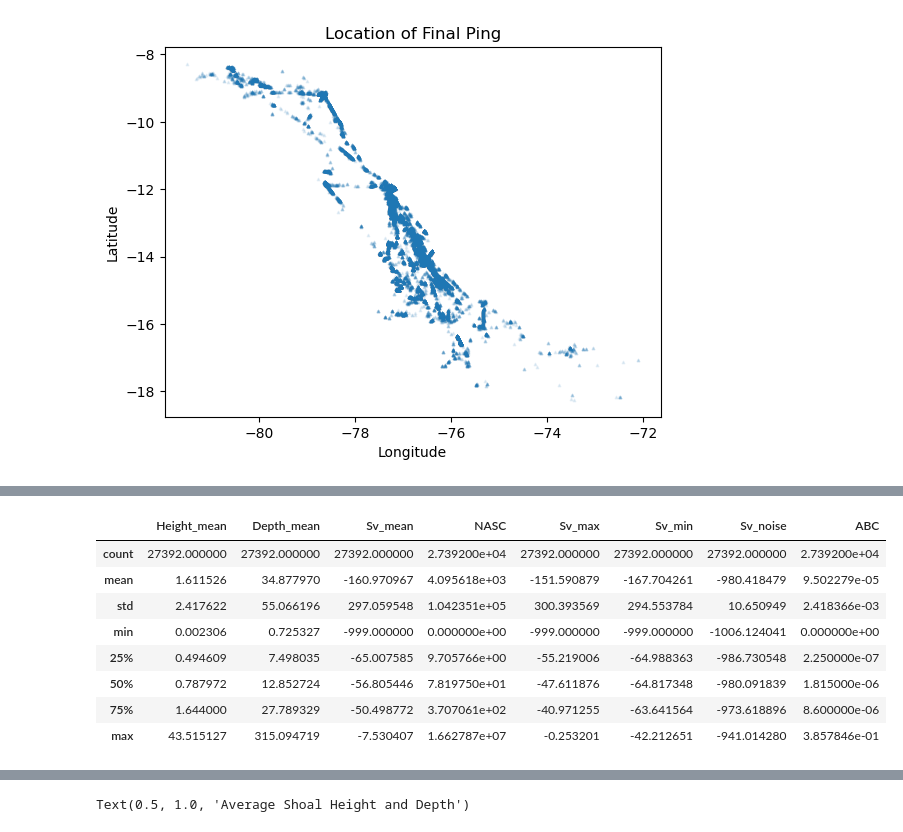
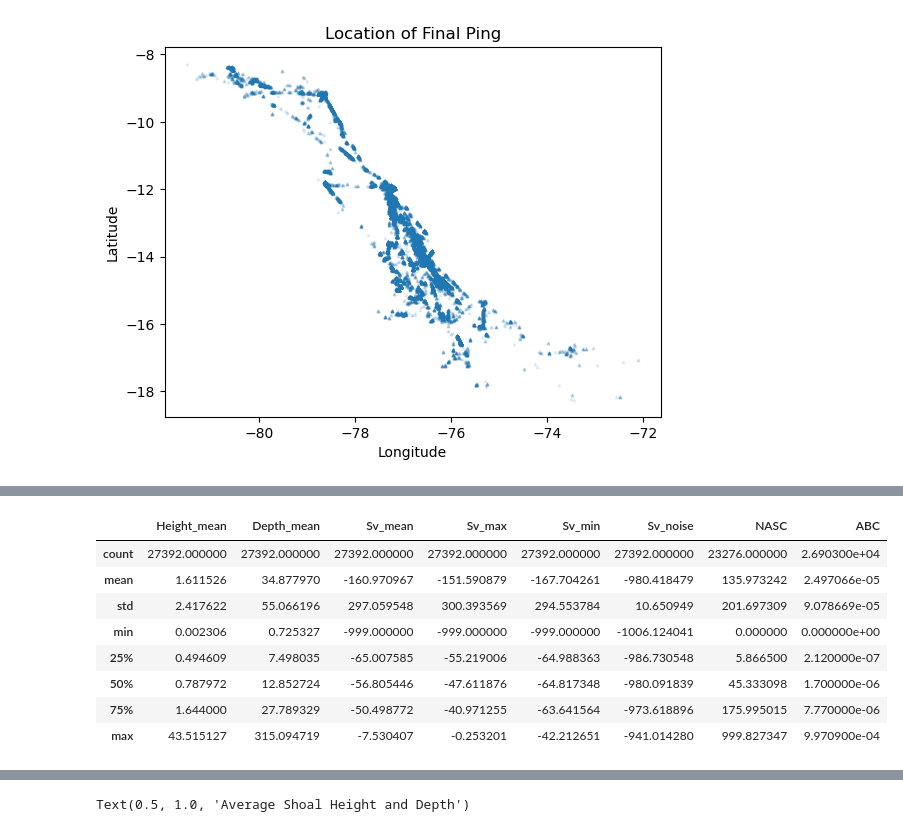
Before and after one commit to jmanitz/code-snippets, a Jupyter notebook: Ocean_capstone/ocean_prog.ipynb, the cells around one changed output, grey strips where cells are left out. Cells and saved outputs as stored; diff of their text form; code cells hidden in the pictures.

```diff
--- a/Ocean_capstone/ocean_prog.ipynb
+++ b/Ocean_capstone/ocean_prog.ipynb
@@ -81,16 +103,20 @@ plt.show()
 # %%
+# set outlier measurement errors to NA
+dt.loc[dt['NASC'] > 1000, 'NASC'] =  np.nan
+dt.loc[dt['ABC'] > 0.001, 'ABC'] =  np.nan
+
 # Most important predictors
-dt[["Height_mean", "Depth_mean", "Sv_mean", "NASC", "Sv_max", "Sv_min", "Sv_noise", "ABC"]].describe()
+dt[["Height_mean", "Depth_mean", "Sv_mean", "Sv_max", "Sv_min", "Sv_noise", "NASC", "ABC"]].describe()
 # %% [output]
-|  | Height_mean | Depth_mean | Sv_mean | NASC | Sv_max | Sv_min | Sv_noise | ABC |
-| count | 27392.000000 | 27392.000000 | 27392.000000 | 2.739200e+04 | 27392.000000 | 27392.000000 | 27392.000000 | 2.739200e+04 |
-| mean | 1.611526 | 34.877970 | -160.970967 | 4.095618e+03 | -151.590879 | -167.704261 | -980.418479 | 9.502279e-05 |
-| std | 2.417622 | 55.066196 | 297.059548 | 1.042351e+05 | 300.393569 | 294.553784 | 10.650949 | 2.418366e-03 |
-| min | 0.002306 | 0.725327 | -999.000000 | 0.000000e+00 | -999.000000 | -999.000000 | -1006.124041 | 0.000000e+00 |
-| 25% | 0.494609 | 7.498035 | -65.007585 | 9.705766e+00 | -55.219006 | -64.988363 | -986.730548 | 2.250000e-07 |
-| 50% | 0.787972 | 12.852724 | -56.805446 | 7.819750e+01 | -47.611876 | -64.817348 | -980.091839 | 1.815000e-06 |
-| 75% | 1.644000 | 27.789329 | -50.498772 | 3.707061e+02 | -40.971255 | -63.641564 | -973.618896 | 8.600000e-06 |
-| max | 43.515127 | 315.094719 | -7.530407 | 1.662787e+07 | -0.253201 | -42.212651 | -941.014280 | 3.857846e-01 |
+|  | Height_mean | Depth_mean | Sv_mean | Sv_max | Sv_min | Sv_noise | NASC | ABC |
+| count | 27392.000000 | 27392.000000 | 27392.000000 | 27392.000000 | 27392.000000 | 27392.000000 | 23276.000000 | 2.690300e+04 |
+| mean | 1.611526 | 34.877970 | -160.970967 | -151.590879 | -167.704261 | -980.418479 | 135.973242 | 2.497066e-05 |
+| std | 2.417622 | 55.066196 | 297.059548 | 300.393569 | 294.553784 | 10.650949 | 201.697309 | 9.078669e-05 |
+| min | 0.002306 | 0.725327 | -999.000000 | -999.000000 | -999.000000 | -1006.124041 | 0.000000 | 0.000000e+00 |
+| 25% | 0.494609 | 7.498035 | -65.007585 | -55.219006 | -64.988363 | -986.730548 | 5.866500 | 2.120000e-07 |
+| 50% | 0.787972 | 12.852724 | -56.805446 | -47.611876 | -64.817348 | -980.091839 | 45.333098 | 1.700000e-06 |
+| 75% | 1.644000 | 27.789329 | -50.498772 | -40.971255 | -63.641564 | -973.618896 | 175.995015 | 7.770000e-06 |
+| max | 43.515127 | 315.094719 | -7.530407 | -0.253201 | -42.212651 | -941.014280 | 999.827347 | 9.970900e-04 |
 # %%
 # Plot predictors of interest
 dt3 = dt.loc[lambda dt: dt['Region_ID'] == 3] # Subset data for exploration purposes
```
Also changed, not shown: parts of 14 cells of this notebook.
